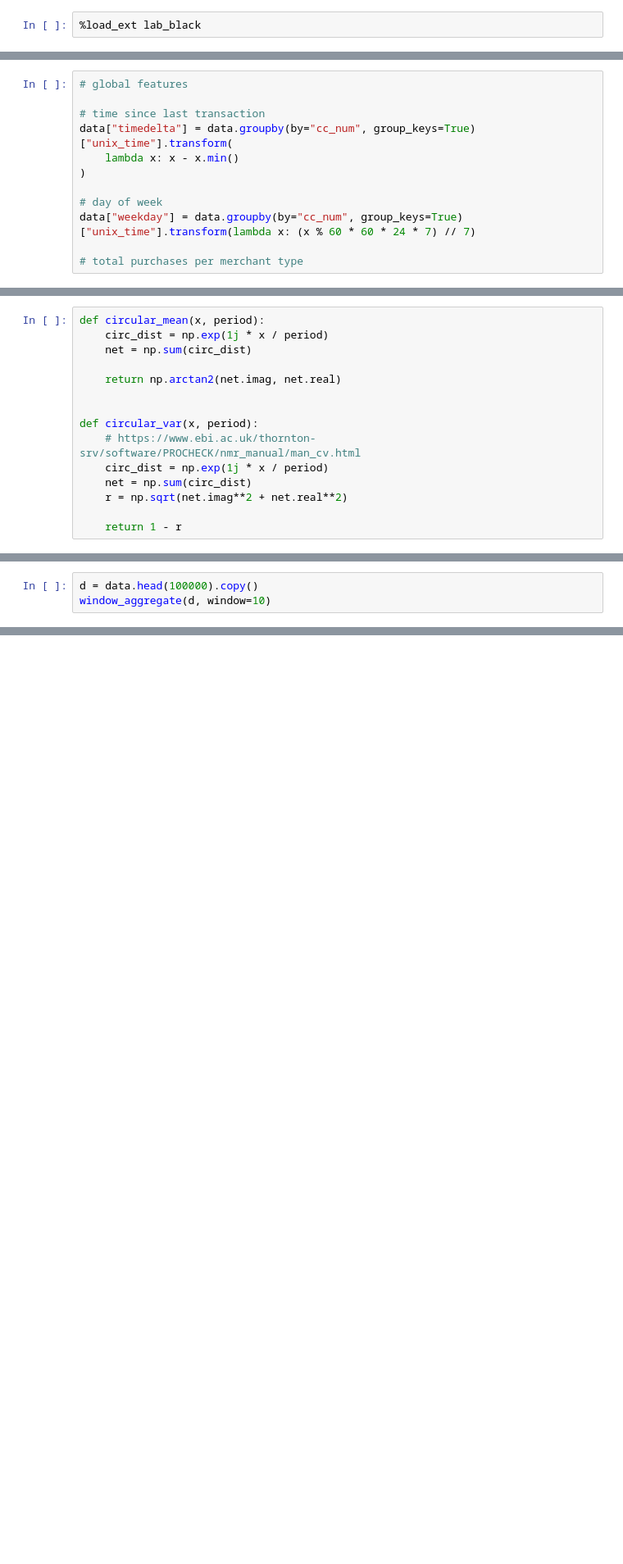
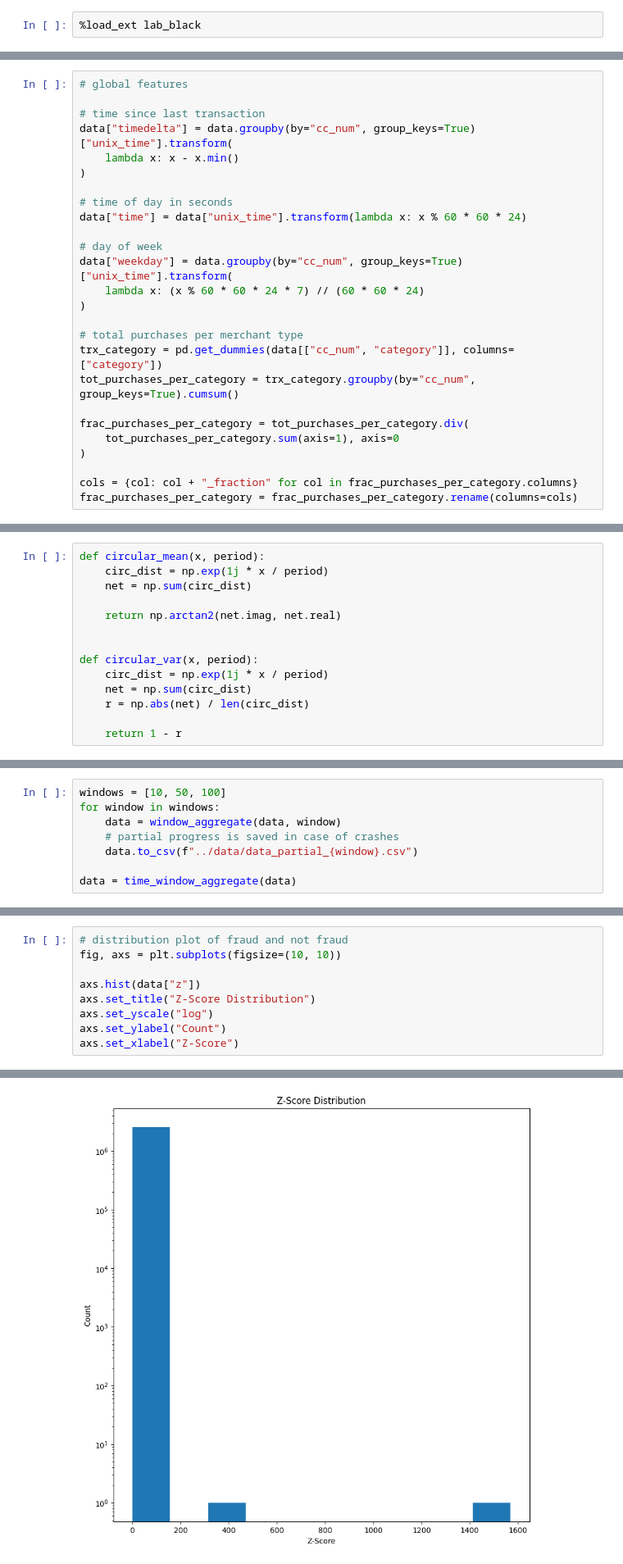
Before and after one commit to alexwalshml/dsir_project4, a Jupyter notebook: notebooks/feature_engineering.ipynb, the cells around one changed output, grey strips where cells are left out. Shown at 82% size. Cells and saved outputs as stored; diff of their text form; blank space fills up the shorter version.

```diff
--- a/notebooks/feature_engineering.ipynb
+++ b/notebooks/feature_engineering.ipynb
@@ -42,7 +36,21 @@ data["timedelta"] = data.groupby(by="cc_num", group_keys=True)["unix_time"].tran
     lambda x: x - x.min()
 )
 
+# time of day in seconds
+data["time"] = data["unix_time"].transform(lambda x: x % 60 * 60 * 24)
+
 # day of week
-data["weekday"] = data.groupby(by="cc_num", group_keys=True)["unix_time"].transform(lambda x: (x % 60 * 60 * 24 * 7) // 7)
+data["weekday"] = data.groupby(by="cc_num", group_keys=True)["unix_time"].transform(
+    lambda x: (x % 60 * 60 * 24 * 7) // (60 * 60 * 24)
+)
 
 # total purchases per merchant type
+trx_category = pd.get_dummies(data[["cc_num", "category"]], columns=["category"])
+tot_purchases_per_category = trx_category.groupby(by="cc_num", group_keys=True).cumsum()
+
+frac_purchases_per_category = tot_purchases_per_category.div(
+    tot_purchases_per_category.sum(axis=1), axis=0
+)
+
+cols = {col: col + "_fraction" for col in frac_purchases_per_category.columns}
+frac_purchases_per_category = frac_purchases_per_category.rename(columns=cols)
@@ -55,9 +89,8 @@ def circular_mean(x, period):
 
 
 def circular_var(x, period):
-    # https://www.ebi.ac.uk/thornton-srv/software/PROCHECK/nmr_manual/man_cv.html
     circ_dist = np.exp(1j * x / period)
     net = np.sum(circ_dist)
-    r = np.sqrt(net.imag**2 + net.real**2)
+    r = np.abs(net) / len(circ_dist)
 
     return 1 - r
@@ -160,5 +279,2 @@ def window_aggregate(data, window=10):
 
     return data
-# %%
-d = data.head(100000).copy()
-window_aggregate(d, window=10)
@@ -180,0 +336,8 @@ window_aggregate(d, window=10)
+# %%
+windows = [10, 50, 100]
+for window in windows:
+    data = window_aggregate(data, window)
+    # partial progress is saved in case of crashes
+    data.to_csv(f"../data/data_partial_{window}.csv")
+
+data = time_window_aggregate(data)
@@ -180,0 +455,10 @@ window_aggregate(d, window=10)
+# %%
+# distribution plot of fraud and not fraud
+fig, axs = plt.subplots(figsize=(10, 10))
+
+axs.hist(data["z"])
+axs.set_title("Z-Score Distribution")
+axs.set_yscale("log")
+axs.set_ylabel("Count")
+axs.set_xlabel("Z-Score")
+# %% [output]
@@ -180,0 +466 @@ window_aggregate(d, window=10)
+[figure, added]
```
Also changed, not shown: parts of 19 cells of this notebook.
